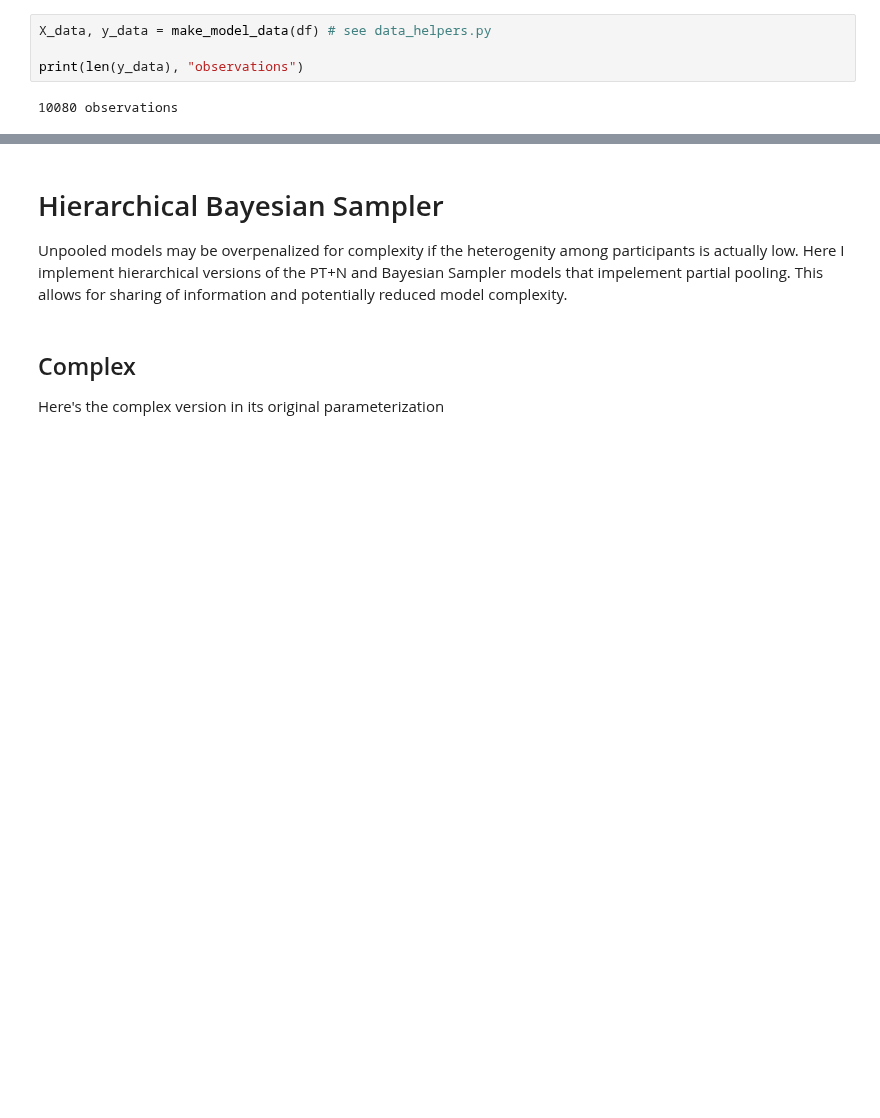
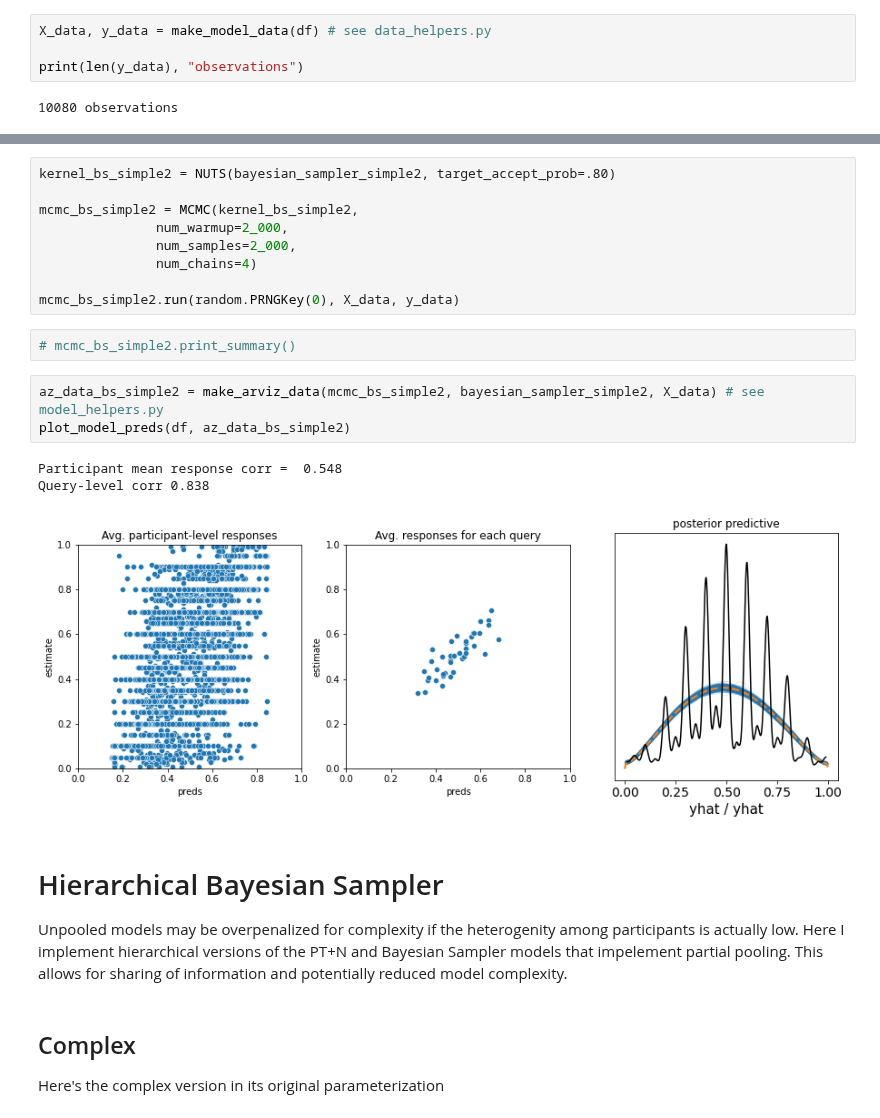
Before and after one commit to derekpowell/bayesian-sampler, a Jupyter notebook: obsolete/bsampler-numpyro-exp2-newanalysis.ipynb, the cells around one changed output, grey strips where cells are left out. Saved outputs shown, nothing was run; the diff lists cells and outputs as text; blank space fills up the shorter version.

```diff
--- a/bsampler-numpyro-exp2-newanalysis-rounding.ipynb
+++ b/obsolete/bsampler-numpyro-exp2-newanalysis.ipynb
@@ -175,3 +278,21 @@ responses_1 = jnp.linspace(0, 101, num=101)
+# %%
+kernel_bs_simple2 = NUTS(bayesian_sampler_simple2, target_accept_prob=.80)
+
+mcmc_bs_simple2 = MCMC(kernel_bs_simple2,
+               num_warmup=2_000,
+               num_samples=2_000,
+               num_chains=4)
+
+mcmc_bs_simple2.run(random.PRNGKey(0), X_data, y_data)
+# %%
+# mcmc_bs_simple2.print_summary()
+# %%
+az_data_bs_simple2 = make_arviz_data(mcmc_bs_simple2, bayesian_sampler_simple2, X_data) # see model_helpers.py
+plot_model_preds(df, az_data_bs_simple2)
+# %% [output]
+Participant mean response corr =  0.548
+Query-level corr 0.838
+[figure, added]
 # %% [markdown]
 # Hierarchical Bayesian Sampler
 
```
Also changed, not shown: parts of 20 cells of this notebook, 28 other files.
